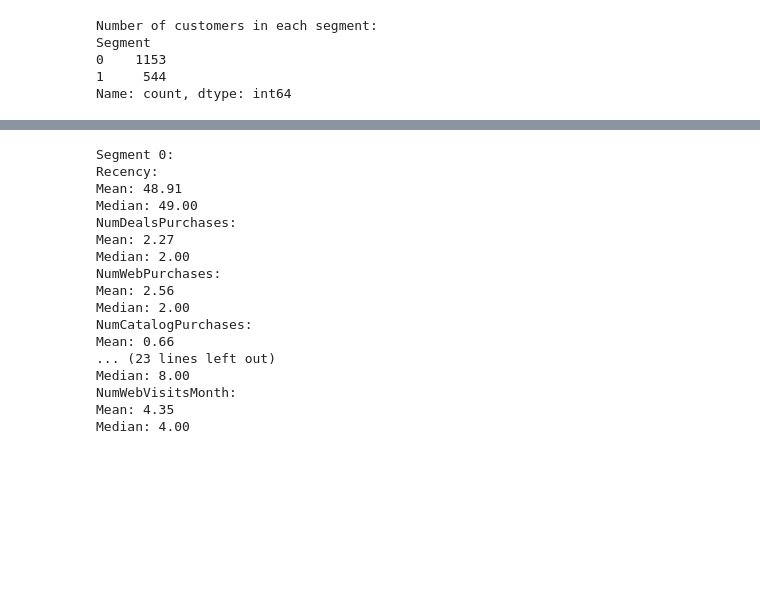
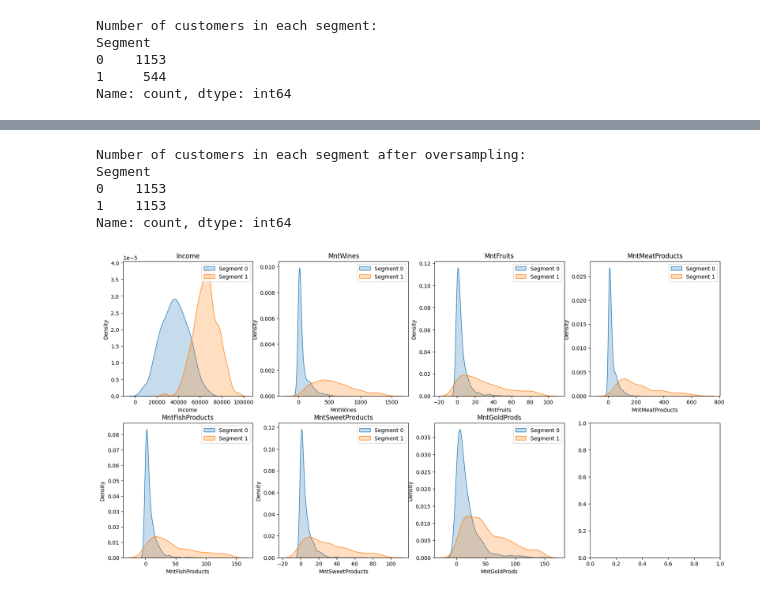
Before and after one commit to COMP3610-Group-H/Customer-Segmentation, a Jupyter notebook: Profiling.ipynb, the cells around one changed output, grey strips where cells are left out. Drawn from its saved outputs; the diff is of its cells as text; code cells hidden in the pictures; blank space fills up the shorter version.

```diff
--- a/Profiling.ipynb
+++ b/Profiling.ipynb
@@ -77,31 +21,32 @@ Name: Year_Birth, dtype: float64
-# %%
-# 4. Engagement Analysis
-for segment in data['Segment'].unique():
-    segment_data = data[data['Segment'] == segment]
-    print(f"\nSegment {segment}:")
-    print("Recency:")
-    print(f"Mean: {segment_data['Recency'].mean():.2f}")
-    print(f"Median: {segment_data['Recency'].median():.2f}")
-
-    for col in ['NumDealsPurchases', 'NumWebPurchases', 'NumCatalogPurchases', 'NumStorePurchases', 'NumWebVisitsMonth']:
-        print(f"{col}:")
-        print(f"Mean: {segment_data[col].mean():.2f}")
-        print(f"Median: {segment_data[col].median():.2f}")
-# %% [output]
-Segment 0:
-Recency:
-Mean: 48.91
-Median: 49.00
-NumDealsPurchases:
-Mean: 2.27
-Median: 2.00
-NumWebPurchases:
-Mean: 2.56
-Median: 2.00
-NumCatalogPurchases:
-Mean: 0.66
-... (23 lines left out)
-Median: 8.00
-NumWebVisitsMonth:
-Mean: 4.35
-Median: 4.00
+# %%
+# Separate the segments
+segment_0 = unbalanced_data[unbalanced_data['Segment'] == 0]
+segment_1 = unbalanced_data[unbalanced_data['Segment'] == 1]
+
+# Oversample Segment 1 to match the number of samples in Segment 0
+oversampled_segment_1 = resample(segment_1, replace=True, n_samples=len(segment_0), random_state=42)
+
+# Combine the oversampled data
+data = pd.concat([segment_0, oversampled_segment_1])
+
+print("Number of customers in each segment after oversampling:")
+print(data['Segment'].value_counts())
+# %% [output]
+Number of customers in each segment after oversampling:
+Segment
+0    1153
+1    1153
+Name: count, dtype: int64
+# %%
+# 2. Income and Spending Analysis
+fig, axs = plt.subplots(nrows=2, ncols=4, figsize=(20, 10))
+axs = axs.flatten()
+
+for i, col in enumerate(['Income', 'MntWines', 'MntFruits', 'MntMeatProducts', 'MntFishProducts', 'MntSweetProducts', 'MntGoldProds']):
+    for segment in data['Segment'].unique():
+        segment_data = data[data['Segment'] == segment]
+        sns.kdeplot(segment_data[col], fill=True, ax=axs[i], label=f'Segment {segment}')
+        axs[i].set_title(col)
+        axs[i].legend()
+# %% [output]
+[figure, added]
```
Also changed, not shown: parts of 8 cells of this notebook.
